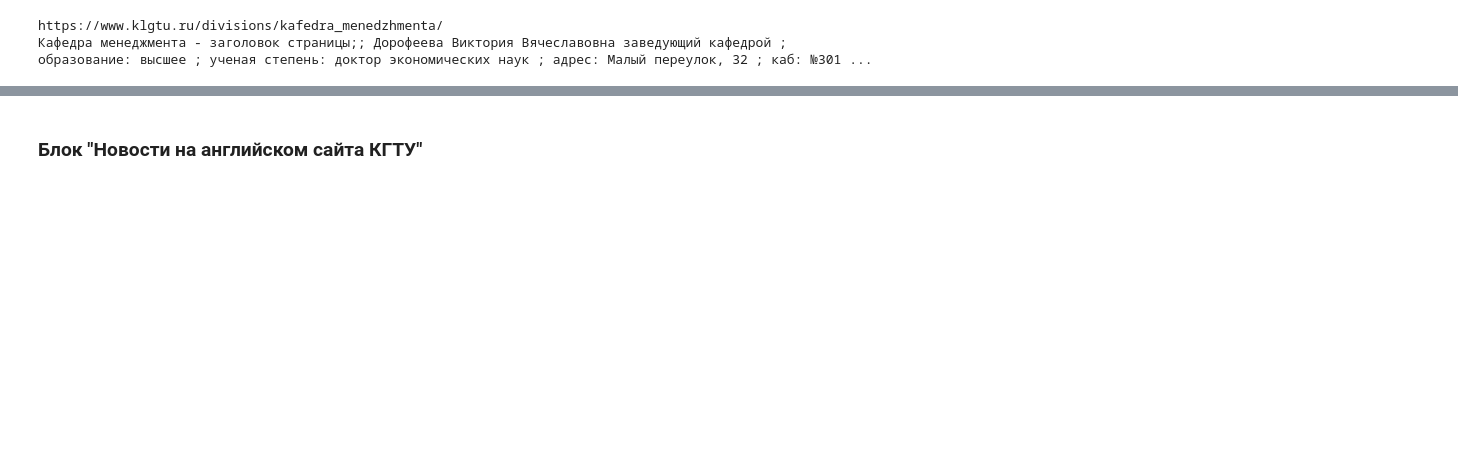
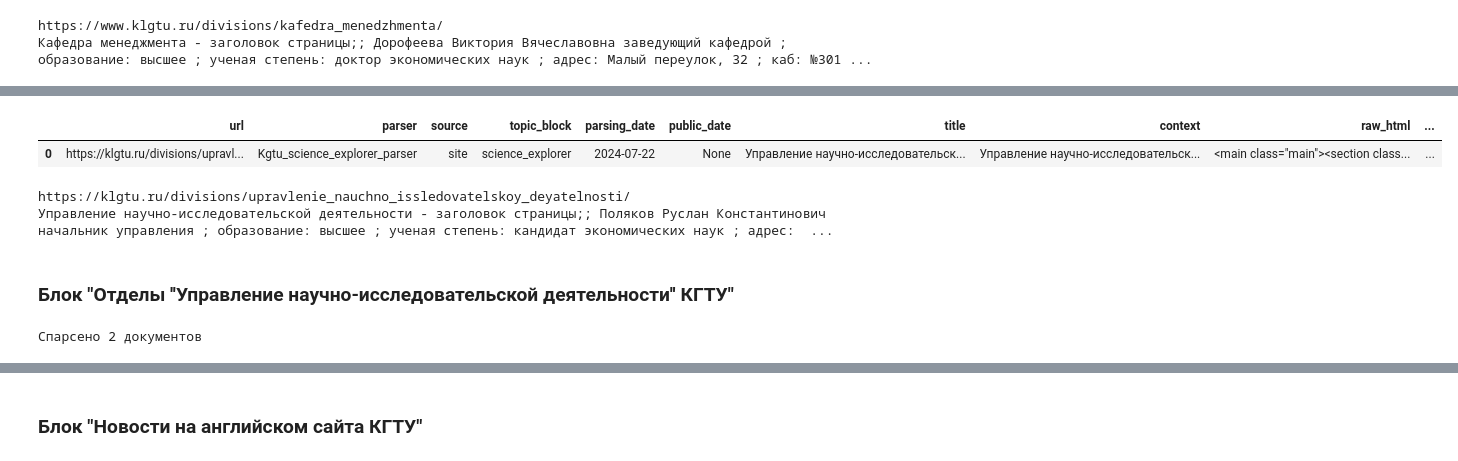
Before and after one commit to MaksimShiriaev/KGTU-parsing, a Jupyter notebook: Parsing/parsing.ipynb, the cells around one changed output, grey strips where cells are left out. Saved outputs shown, nothing was run; the diff lists cells and outputs as text; code cells hidden in the pictures; blank space fills up the shorter version.

```diff
--- a/Parsing/parsing.ipynb
+++ b/Parsing/parsing.ipynb
@@ -291,0 +339,3 @@ programms_df.to_json('parsing_kafedra_ekonomika.json', orient='records', force_a
+# %%
+from block_parsers import Kgtu_science_explorer_parser
+programms_parser = Kgtu_science_explorer_parser(time_sleep=False)
@@ -291,0 +346,11 @@ programms_df.to_json('parsing_kafedra_ekonomika.json', orient='records', force_a
+# %%
+programms_df.head(9)
+# %% [output]
+|  | url | parser | source | topic_block | parsing_date | public_date | title | context | raw_html | ... |
+| 0 | https://klgtu.ru/divisions/upravl... | Kgtu_science_explorer_parser | site | science_explorer | 2024-07-22 | None | Управление научно-исследовательск... | Управление научно-исследовательск... | <main class="main"><section class... | ... |
+# %%
+print(programms_df.iloc[0]['url'])
+print(programms_df.iloc[0]['context'])
+# %% [output]
+https://klgtu.ru/divisions/upravlenie_nauchno_issledovatelskoy_deyatelnosti/
+Управление научно-исследовательской деятельности - заголовок страницы;; Поляков Руслан Константинович начальник управления ; образование: высшее ; ученая степень: кандидат экономических наук ; aдрес:  ...
@@ -291,0 +359,2 @@ programms_df.to_json('parsing_kafedra_ekonomika.json', orient='records', force_a
+# %% [markdown]
+### Блок "Отделы ''Управление научно-исследовательской деятельности'' КГТУ"
@@ -291,0 +364,4 @@ programms_df.to_json('parsing_kafedra_ekonomika.json', orient='records', force_a
+# %%
+programms_df = parse_data(programms_parser)
+# %% [output]
+Cпарсено 2 документов
```
Also changed, not shown: parts of 31 cells of this notebook.
